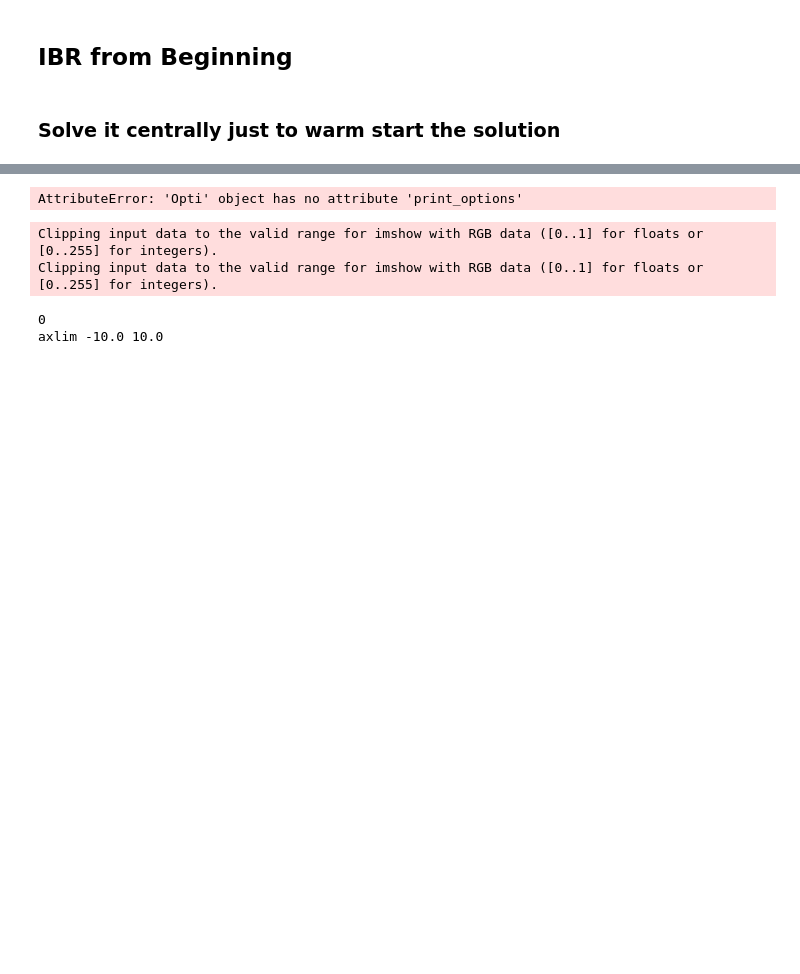
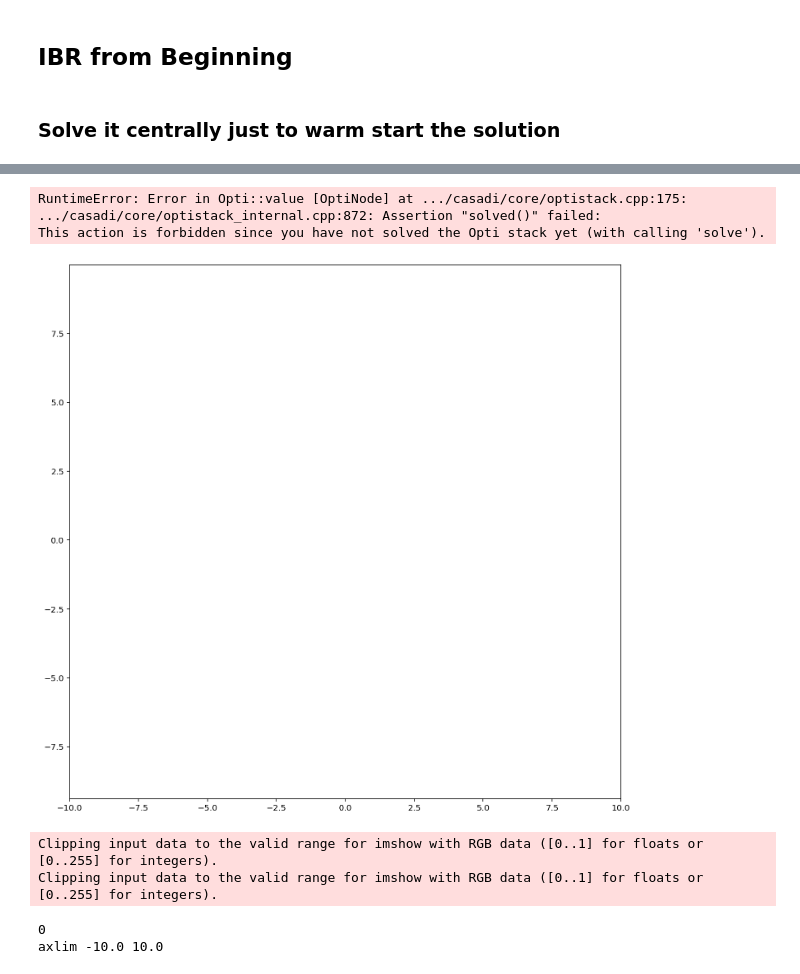
Before and after one commit to noambuckman/mpc-multiple-vehicles, a Jupyter notebook: jupyter_notebooks/2_23_coop_long.ipynb, the cells around one changed output, grey strips where cells are left out. Saved outputs shown, nothing was run; the diff lists cells and outputs as text; code cells hidden in the pictures; blank space fills up the shorter version.

```diff
--- a/jupyter_notebooks/2_23_coop_long.ipynb
+++ b/jupyter_notebooks/2_23_coop_long.ipynb
@@ -165,5 +165 @@ Total number of equality constraints.................:     2727
-# %%
-brA.opti.print_options()
-# %% [output]
-AttributeError: 'Opti' object has no attribute 'print_options'
 # %%
@@ -171,20 +167,25 @@ ibr_sub_it
 # %%
-subdir_name = "20200223-221005_real_dim_CA"
+subdir_name = "20200223-233926_real_dim_CA"
 folder = "results/" + subdir_name + "/"
 br2 = mpc.IterativeBestResponseMPC(x1_MPC, x2_MPC, amb_MPC )
 br2.generate_optimization(N, fd, T, x0, x0_2, x0_amb, 2, slack=True)
-ibr_sub_it_plot = 15
+ibr_sub_it_plot = 5
 # for ibr_sub_it in range(1, 40):
 if (ibr_sub_it_plot % 3) == 0:
     response_car = "1"
 elif (ibr_sub_it_plot % 3) == 1:
     response_car = "a"
 else:
-    response_car = "2"
+    response_car = "a"
 ibr_prefix = '%03d'%ibr_sub_it_plot + "_" + response_car
 x1, u1, x1_des, x2, u2, x2_des, xamb, uamb, xamb_des = br2.load_state(folder + "data/" + ibr_prefix)
 CIRCLES = False
-cplot.plot_cars_circles(world, x1, x2, xamb, folder, x1_MPC, x2_MPC, amb_MPC, brA)
+cplot.plot_cars_circles(world, x1, x2, xamb, folder, x1_MPC, x2_MPC, amb_MPC, br2)
+# %% [output]
+RuntimeError: Error in Opti::value [OptiNode] at .../casadi/core/optistack.cpp:175:
+.../casadi/core/optistack_internal.cpp:872: Assertion "solved()" failed:
+This action is forbidden since you have not solved the Opti stack yet (with calling 'solve').
+[figure, added]
 # %%
 if CIRCLES:
     vid_fname = folder + "vids/" + 'circle_' + subdir_name + ibr_prefix + '.mp4'
```
Also changed, not shown: parts of 3 cells of this notebook, 17 other files.
